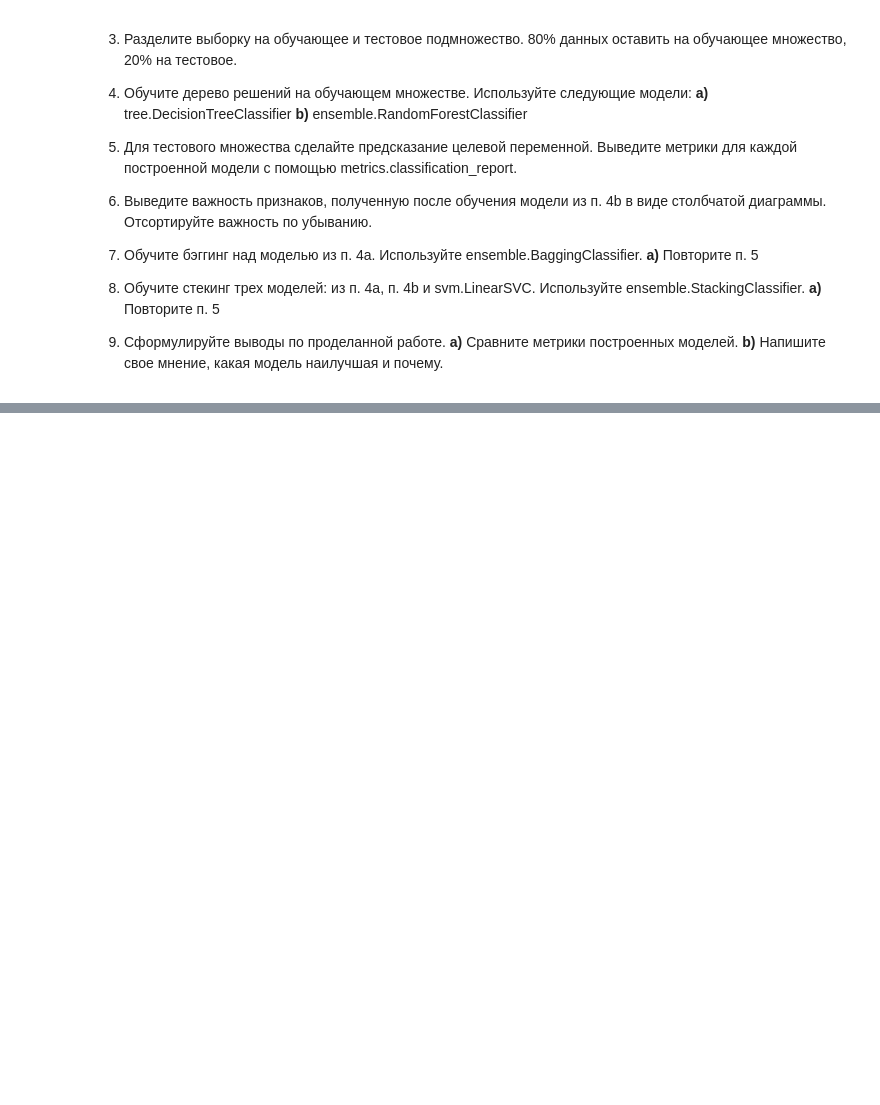
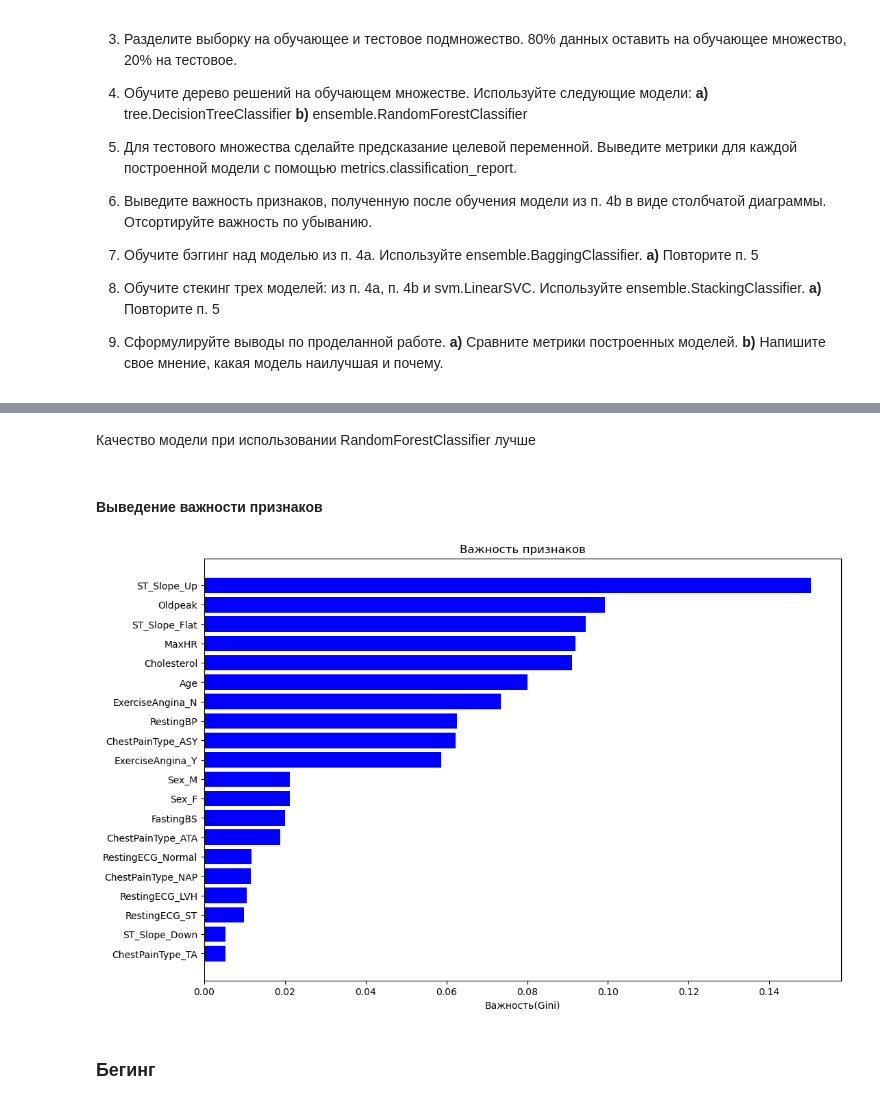
Before and after one commit to msavilov/Feature_Engineering_ML, a Jupyter notebook: 9_Ensemble_methods/ensemble_methods.ipynb, the cells around one changed output, grey strips where cells are left out. Saved outputs shown, nothing was run; the diff lists cells and outputs as text; code cells hidden in the pictures; blank space fills up the shorter version.

```diff
--- a/9_Ensemble_methods/ensemble_methods.ipynb
+++ b/9_Ensemble_methods/ensemble_methods.ipynb
@@ -31,0 +114,5 @@
+# %%
+X = data[data.columns[:-1]]
+y = data['HeartDisease']
+
+X_train, X_test, y_train, y_test = train_test_split(X, y, test_size = 0.2, random_state = 42)
@@ -31,0 +123,3 @@
+# %%
+decision_tree = DecisionTreeClassifier()
+decision_tree.fit(X_train, y_train)
@@ -31,0 +130,3 @@
+# %%
+random_forest = RandomForestClassifier()
+random_forest.fit(X_train, y_train)
@@ -31,0 +178,19 @@
+# %% [markdown]
+Качество модели при использовании RandomForestClassifier лучше
+# %% [markdown]
+#### Выведение важности признаков
+# %%
+feature_importances = random_forest.feature_importances_
+indices = np.argsort(feature_importances)
+features = X.columns.values
+# %%
+plt.subplots(figsize=(12, 8))
+plt.barh(range(len(indices)), feature_importances[indices], color='b', align='center')
+plt.yticks(range(len(indices)), [features[i] for i in indices])
+plt.xlabel('Важность(Gini)')
+plt.title('Важность признаков')
+plt.show()
+# %% [output]
+[figure, added]
+# %% [markdown]
+### Бегинг
```
Also changed, not shown: parts of 27 cells of this notebook.
